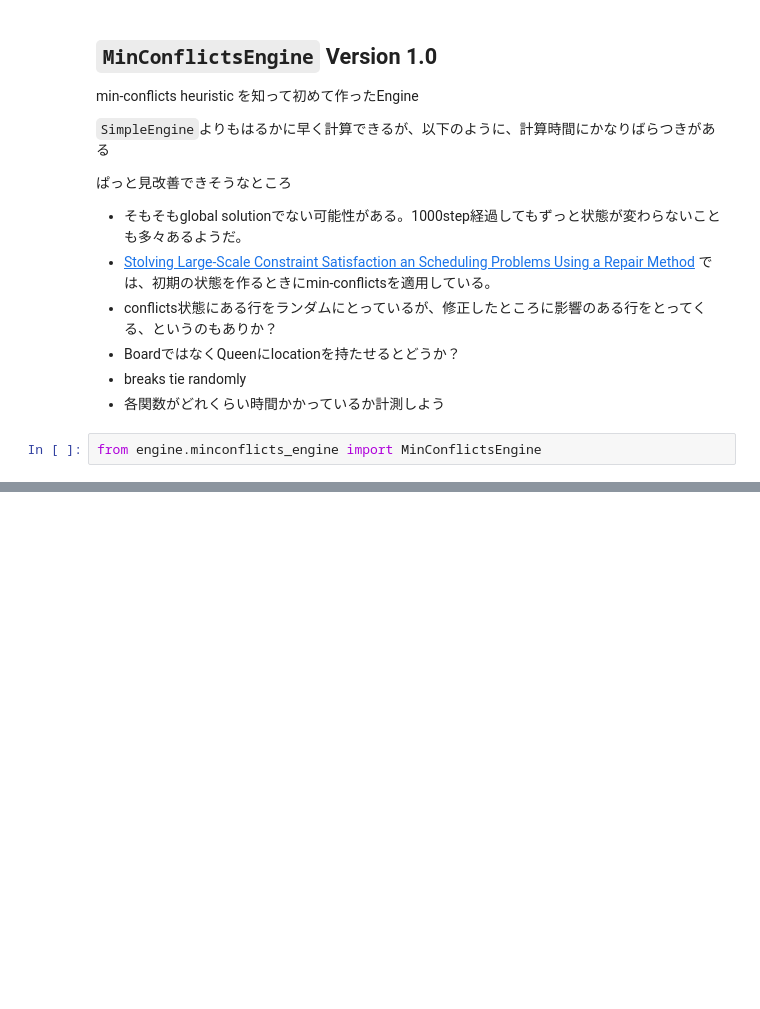
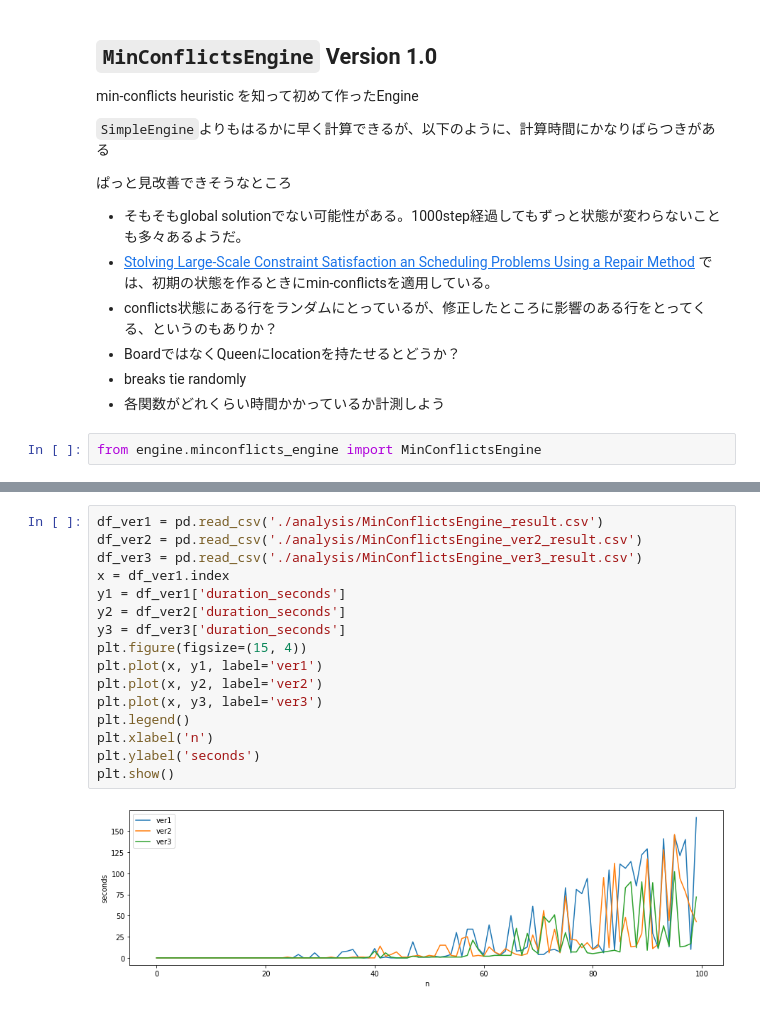
Before and after one commit to k-kondo-s/eight-queen, a Jupyter notebook: analysis.ipynb, the cells around one changed output, grey strips where cells are left out. Saved outputs shown, nothing was run; the diff lists cells and outputs as text; blank space fills up the shorter version.

```diff
--- a/analysis.ipynb
+++ b/analysis.ipynb
@@ -79,0 +155,18 @@ plt.show()
+# %%
+df_ver1 = pd.read_csv('./analysis/MinConflictsEngine_result.csv')
+df_ver2 = pd.read_csv('./analysis/MinConflictsEngine_ver2_result.csv')
+df_ver3 = pd.read_csv('./analysis/MinConflictsEngine_ver3_result.csv')
+x = df_ver1.index
+y1 = df_ver1['duration_seconds']
+y2 = df_ver2['duration_seconds']
+y3 = df_ver3['duration_seconds']
+plt.figure(figsize=(15, 4))
+plt.plot(x, y1, label='ver1')
+plt.plot(x, y2, label='ver2')
+plt.plot(x, y3, label='ver3')
+plt.legend()
+plt.xlabel('n')
+plt.ylabel('seconds')
+plt.show()
+# %% [output]
+[figure, added]
```
Also changed, not shown: parts of 8 cells of this notebook, 7 other files.
